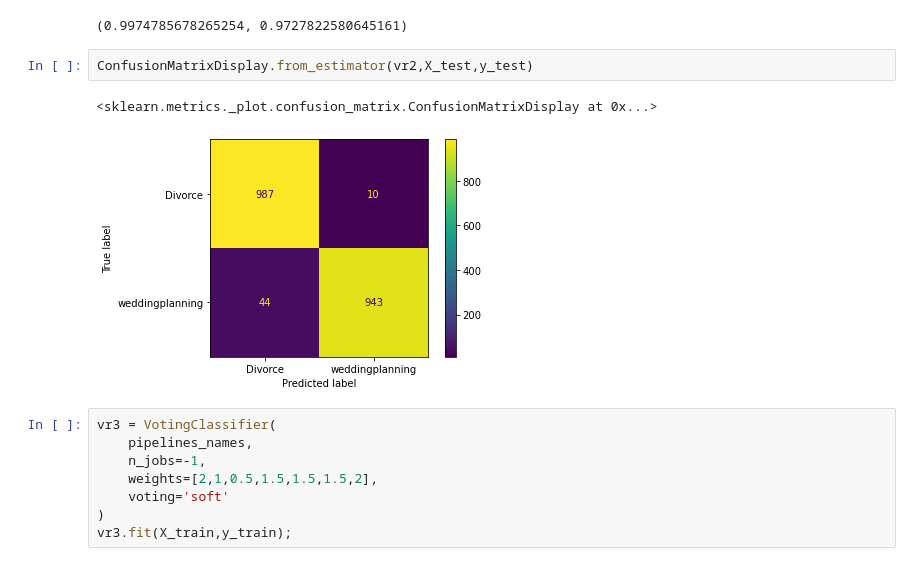
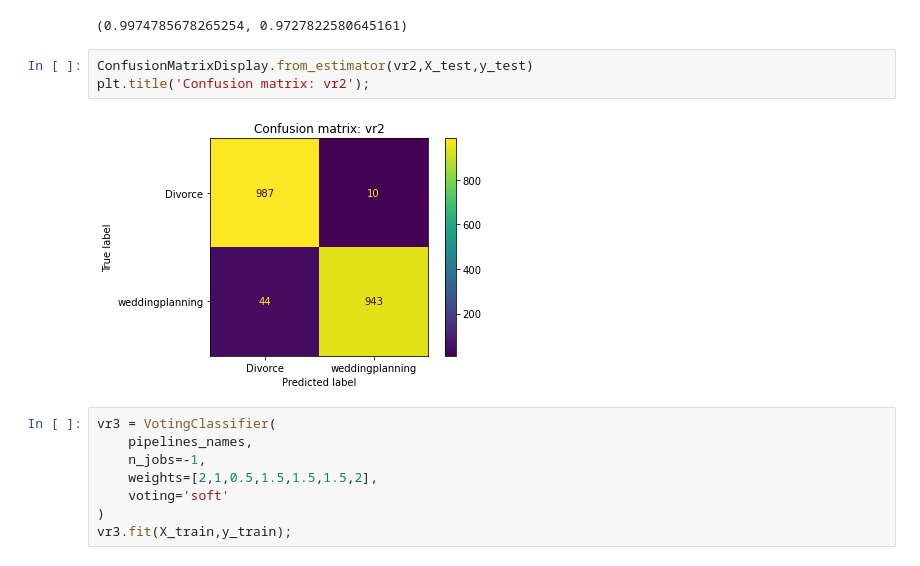
Before and after one commit to vmorenocosta/NLP-Classification-Reddit-API, a Jupyter notebook: code/02_NLP_Pipeline_Model.ipynb, the cells around one changed output. Cells and saved outputs as stored; diff of their text form.

```diff
--- a/code/02_NLP_Pipeline_Model.ipynb
+++ b/code/02_NLP_Pipeline_Model.ipynb
@@ -458,9 +449,9 @@ vr2.score(X_train,y_train), vr2.score(X_test,y_test)
 (0.9974785678265254, 0.9727822580645161)
 # %%
 ConfusionMatrixDisplay.from_estimator(vr2,X_test,y_test)
+plt.title('Confusion matrix: vr2');
 # %% [output]
-<sklearn.metrics._plot.confusion_matrix.ConfusionMatrixDisplay at 0x...>
-[figure, old version]
+[figure, new version]
 # %%
 vr3 = VotingClassifier(
     pipelines_names,
```
Also changed, not shown: parts of 7 cells of this notebook, 4 other files.
